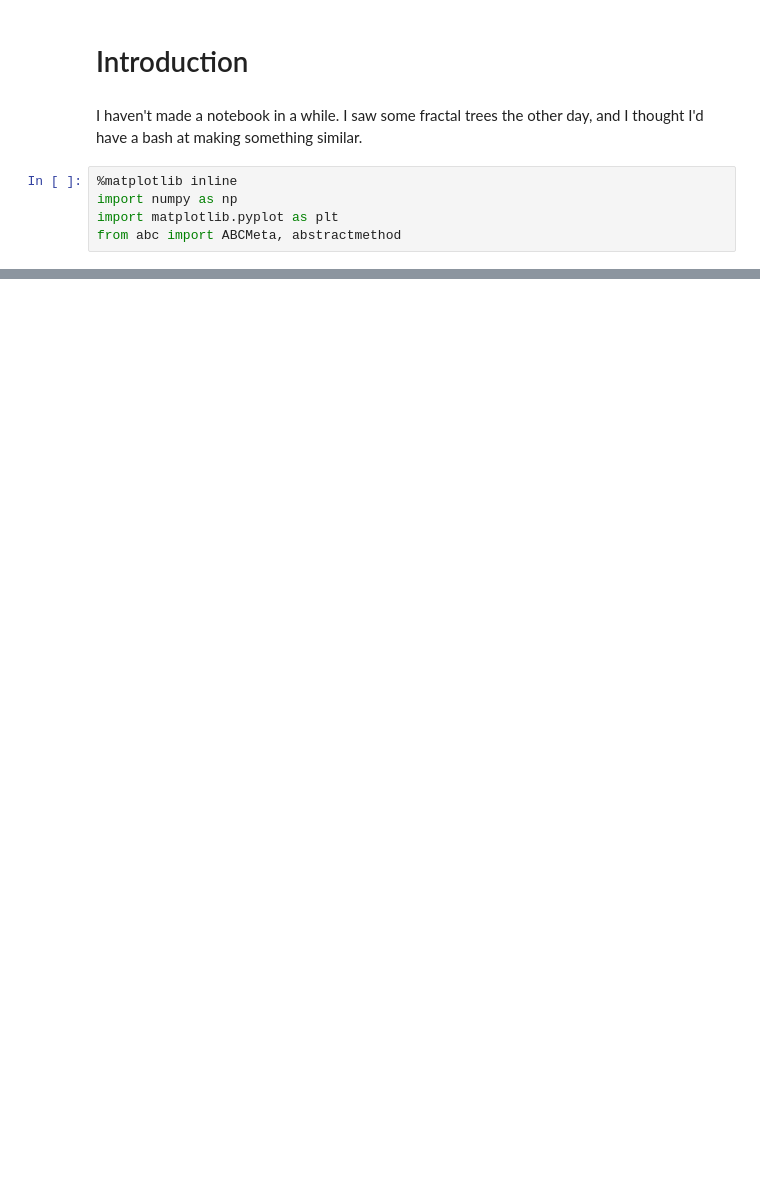
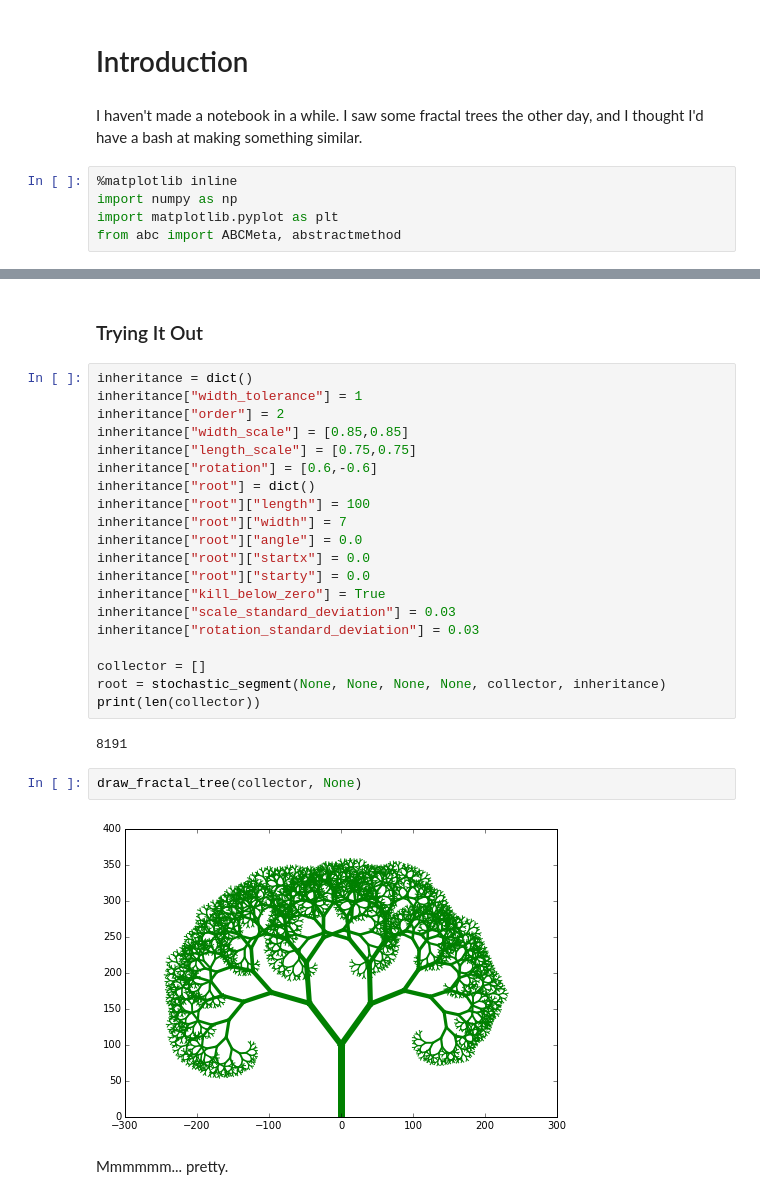
Before and after one commit to drpeteb/fractal-trees, a Jupyter notebook: Fractal-Trees.ipynb, the cells around one changed output, grey strips where cells are left out. Drawn from its saved outputs; the diff is of its cells as text; blank space fills up the shorter version.

```diff
--- a/Fractal-Trees.ipynb
+++ b/Fractal-Trees.ipynb
@@ -118,0 +205,30 @@ draw_fractal_tree(collector, None)
+# %% [markdown]
+### Trying It Out
+# %%
+inheritance = dict()
+inheritance["width_tolerance"] = 1
+inheritance["order"] = 2
+inheritance["width_scale"] = [0.85,0.85]
+inheritance["length_scale"] = [0.75,0.75]
+inheritance["rotation"] = [0.6,-0.6]
+inheritance["root"] = dict()
+inheritance["root"]["length"] = 100
+inheritance["root"]["width"] = 7
+inheritance["root"]["angle"] = 0.0
+inheritance["root"]["startx"] = 0.0
+inheritance["root"]["starty"] = 0.0
+inheritance["kill_below_zero"] = True
+inheritance["scale_standard_deviation"] = 0.03
+inheritance["rotation_standard_deviation"] = 0.03
+
+collector = []
+root = stochastic_segment(None, None, None, None, collector, inheritance)
+print(len(collector))
+# %% [output]
+8191
+# %%
+draw_fractal_tree(collector, None)
+# %% [output]
+[figure, added]
+# %% [markdown]
+Mmmmmm... pretty.
```
Also changed, not shown: parts of 16 cells of this notebook.
